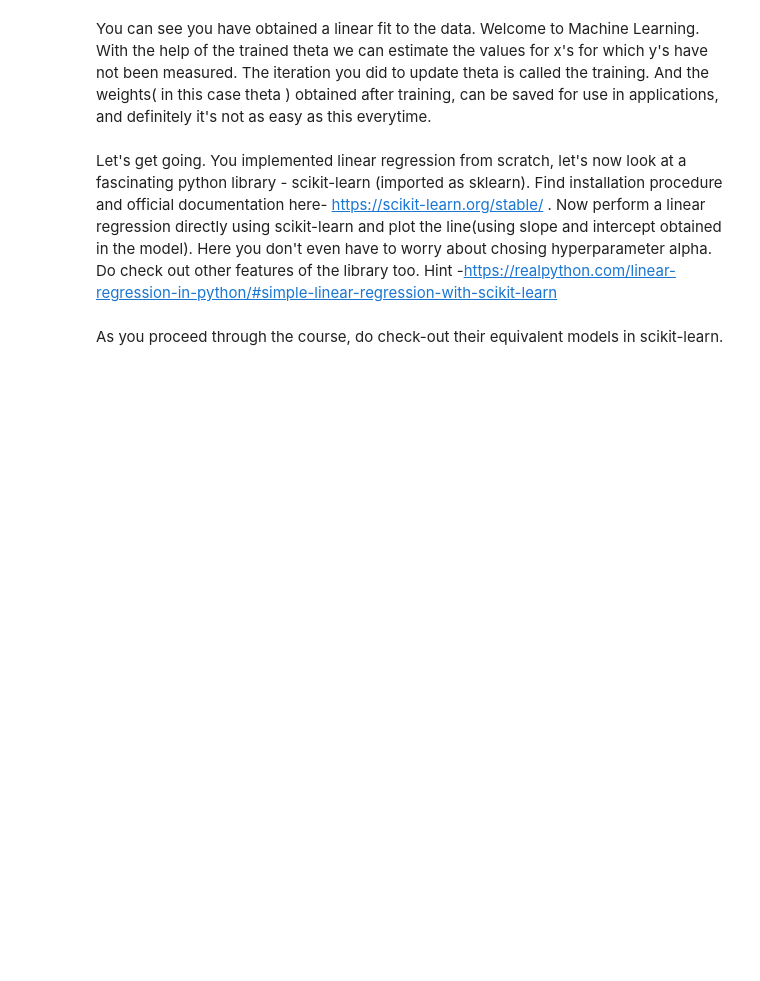
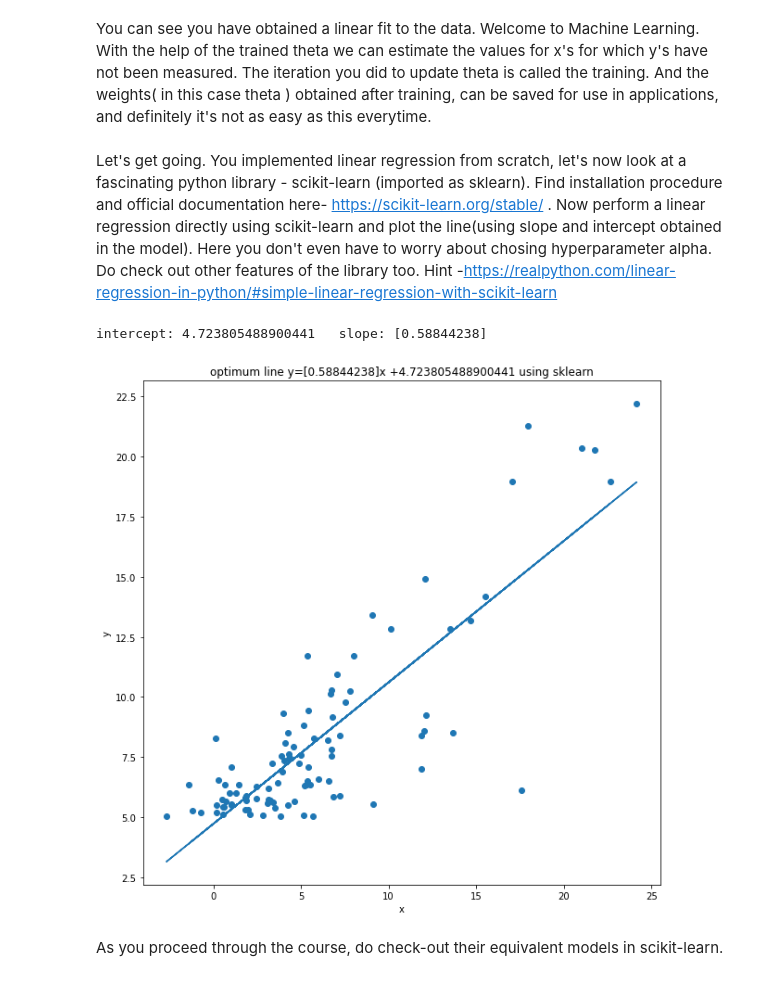
Before and after one commit to KSatyamiitb/SOC-CNN-assignment-1, a Jupyter notebook: Assignment-2/Linear Regression.ipynb, the cells around one changed output. Cells and saved outputs as stored; diff of their text form; code cells hidden in the pictures; blank space fills up the shorter version.

```diff
--- a/Assignment-2/Linear Regression.ipynb
+++ b/Assignment-2/Linear Regression.ipynb
@@ -116,2 +115,20 @@ Let's get going. You implemented linear regression from scratch, let's now look
+# %%
+#implement linear regression using sklearn
+x = x.reshape((-1,1))
+model = LR().fit(x,y)
+print('intercept:', model.intercept_, '  slope:', model.coef_)
+
+#plot line and data together
+Ygraph = model.intercept_ + model.coef_*x
+plt.figure(figsize=(10,10))
+plt.scatter(x, y)
+plt.plot(x,Ygraph)
+plt.title('optimum line y='+str(model.coef_)+'x +'+str(model.intercept_)+' using sklearn')
+plt.xlabel('x')
+plt.ylabel('y')
+plt.show()
+# %% [output]
+intercept: 4.723805488900441   slope: [0.58844238]
+[figure, added]
 # %% [markdown]
 As you proceed through the course, do check-out their equivalent models in scikit-learn.
```
Also changed, not shown: parts of 2 cells of this notebook.
